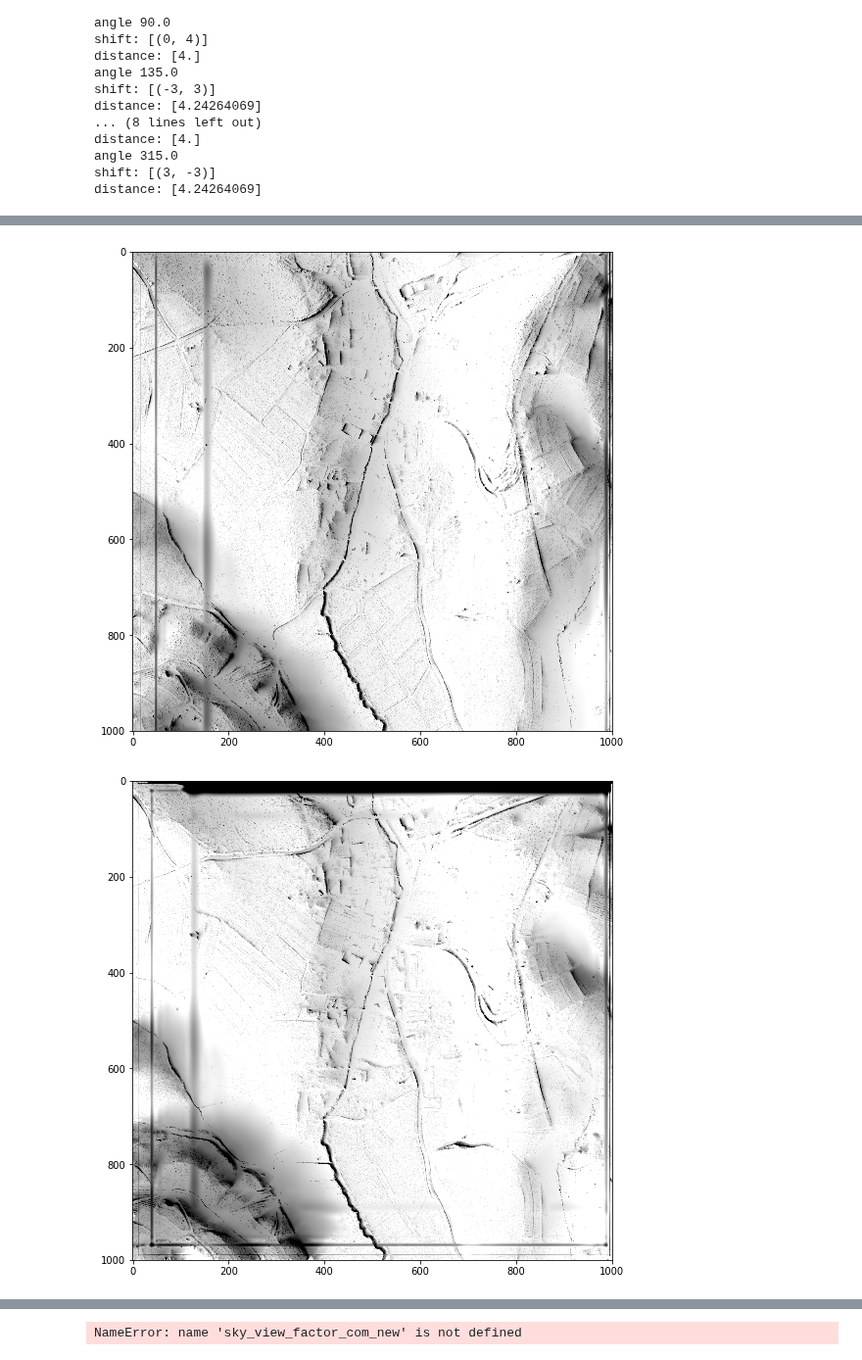
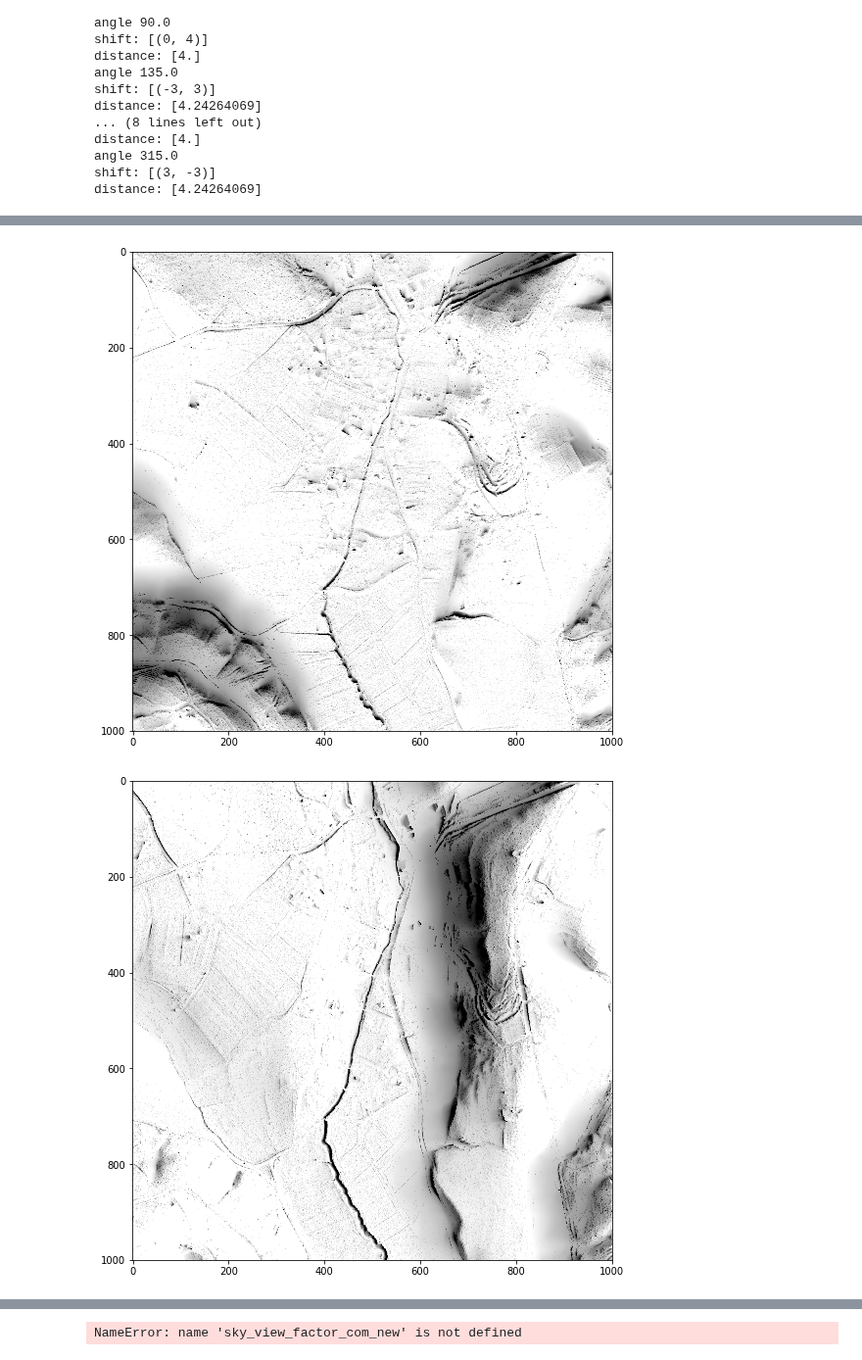
Before and after one commit to EarthObservation/RVT_py, a Jupyter notebook: rvt/ssky_illumination_klemen.ipynb, the cells around one changed output, grey strips where cells are left out. Shown at 98% size. Cells and saved outputs as stored; diff of their text form; code cells hidden in the pictures.

Commit message:
horizon estimation works now within pyramids as expected (it was wrong mode of np.pad causing it)

```diff
--- a/rvt/ssky_illumination_klemen.ipynb
+++ b/rvt/ssky_illumination_klemen.ipynb
@@ -126,11 +126,11 @@ def horizon_generate_coarse_dem(dem_fine,
     pad_lin = 0
     if mod_lin!=1:
         pad_lin = np.abs(1 - mod_lin)
-    dem_fine = np.pad(dem_fine, ((0, pad_lin), (0, pad_col)), mode="constant")
+    dem_fine = np.pad(dem_fine, ((0, pad_lin), (0, pad_col)), mode="edge")
 
     # Once you have data in the shape appropriate for resizing,
     # pad the data to support np.move.
-    dem_fine = np.pad(dem_fine, ((-conv_from, conv_to), (-conv_from, conv_to)), mode="constant")
+    dem_fine = np.pad(dem_fine, ((-conv_from, conv_to), (-conv_from, conv_to)), mode="edge")
 
     # Convolution
     dem_convolve = np.zeros(dem_fine.shape)
@@ -148,7 +148,7 @@ def horizon_generate_coarse_dem(dem_fine,
     dem_coarse = dem_convolve[-conv_from:dem_convolve.shape[0]:pyramid_scale, -conv_from:dem_convolve.shape[1]:pyramid_scale]
 
     # final padding to enable searching the horizon over the edge
-    dem_coarse = np.pad(dem_coarse, max_radius, mode="constant")
+    dem_coarse = np.pad(dem_coarse, max_radius, mode="edge")
 
     return dem_coarse
 # %%
@@ -204,7 +204,7 @@ def horizon_generate_pyramids(dem,
             # the level 0 contains the other min_radius as the rest of levels
             if level==0:
                 min_radius = 1
-                dem_fine = np.copy(np.pad(dem, max_fine_radius, mode="constant"))
+                dem_fine = np.copy(np.pad(dem, max_pyramid_radius, mode="edge"))
             else:
                 min_radius = min_pyramid_radius
                 dem_fine = np.copy(dem_coarse)
@@ -298,7 +280,7 @@ pyramid[0]["shift"]
 # def sky_view_factor_com_new(height_arr,
 #                             radius_max=10,
 #                             radius_min=1,
-num_directions=8
+num_directions=4
 max_fine_radius=100
 #                             compute_svf=True,
 #                             compute_opns=False,
@@ -404,7 +386,7 @@ for i_dir, direction in enumerate(pyramid[0]["shift"]):
             max_slope = interp_spline(lin_fine, col_fine)
 
 #     # convert to angle in radians and compute directional output
-    _ = np.arctan(max_slope[max_fine_radius:-max_fine_radius, max_fine_radius:-max_fine_radius])
+    _ = np.arctan(max_slope[max_pyramid_radius:-max_pyramid_radius, max_pyramid_radius:-max_pyramid_radius])
     plt.figure(figsize=(9,9))
     plt.imshow(-_*57., cmap="gray", vmin=-30., vmax=0)
     plt.show()
@@ -433,2 +415,2 @@ for i_dir, direction in enumerate(pyramid[0]["shift"]):
-[figure, old version]
+[figure, new version]
-[figure, old version]
+[figure, new version]
```
Also changed, not shown: parts of 4 cells of this notebook.
